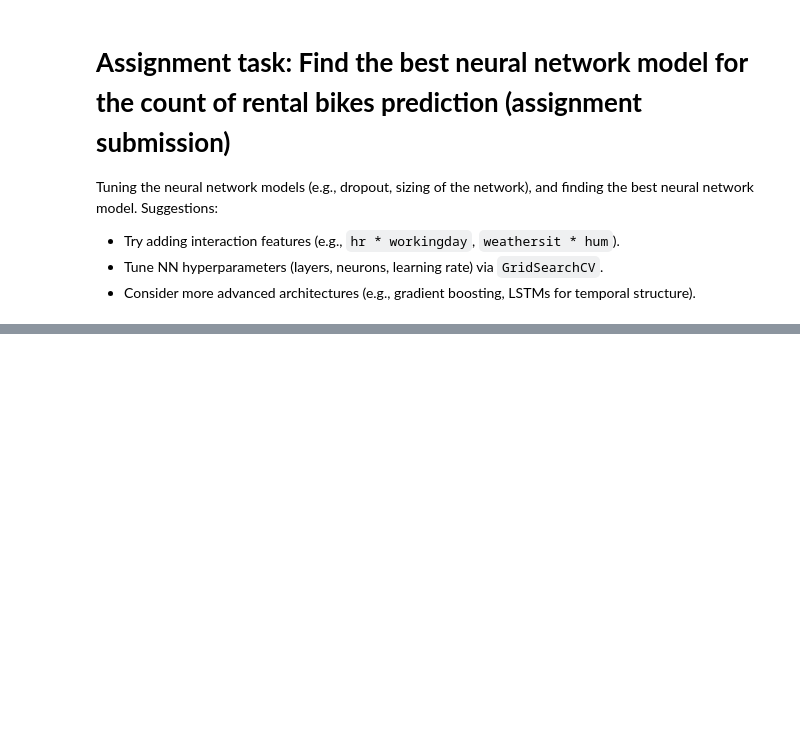
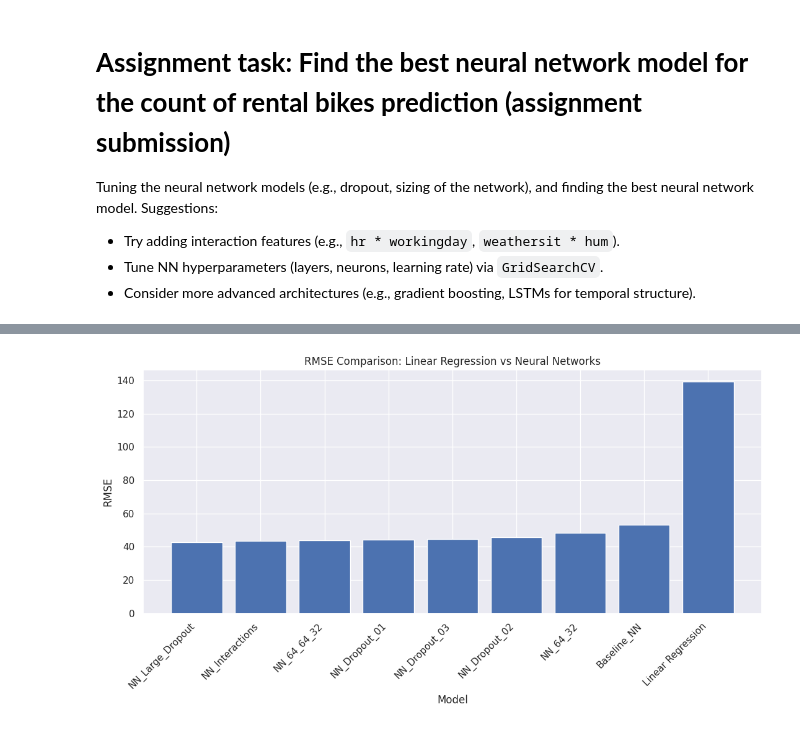
Before and after one commit to felwern/AI_course_exercises, a Jupyter notebook: Exercise_7_Neural_networks/Exercise7_Neural_Networks_2.ipynb, the cells around one changed output, grey strips where cells are left out. Drawn from its saved outputs; the diff is of its cells as text; code cells hidden in the pictures; blank space fills up the shorter version.

```diff
--- a/Exercise_7_Neural_networks/Exercise7_Neural_Networks_2.ipynb
+++ b/Exercise_7_Neural_networks/Exercise7_Neural_Networks_2.ipynb
@@ -450,0 +523,10 @@ Tuning the neural network models (e.g., dropout, sizing of the network), and fin
+# %%
+# Create a copy so that the original dataframe remains unchanged
+df_nn = df.copy()
+
+# Interaction features suggested in the assignment
+df_nn['hr_workingday'] = df_nn['hr'] * df_nn['workingday']
+df_nn['weathersit_hum'] = df_nn['weathersit'] * df_nn['hum']
+
+# Additional interaction between hour and weekday
+df_nn['hr_weekday'] = df_nn['hr'] * df_nn['weekday']
@@ -450,0 +951,9 @@ Tuning the neural network models (e.g., dropout, sizing of the network), and fin
+# %%
+results_df = pd.DataFrame(results)
+
+results_df = results_df.sort_values(
+    by='RMSE',
+    ascending=True
+).reset_index(drop=True)
+
+results_df
@@ -450,0 +1037,26 @@ Tuning the neural network models (e.g., dropout, sizing of the network), and fin
+# %%
+comparison_rmse = all_results.sort_values(
+    by='RMSE',
+    ascending=True
+)
+
+plt.figure(figsize=(11, 6))
+
+plt.bar(
+    comparison_rmse['Model'],
+    comparison_rmse['RMSE']
+)
+
+plt.ylabel('RMSE')
+plt.xlabel('Model')
+plt.title('RMSE Comparison: Linear Regression vs Neural Networks')
+
+plt.xticks(
+    rotation=45,
+    ha='right'
+)
+
+plt.tight_layout()
+plt.show()
+# %% [output]
+[figure, added]
```
Also changed, not shown: parts of 33 cells of this notebook.
